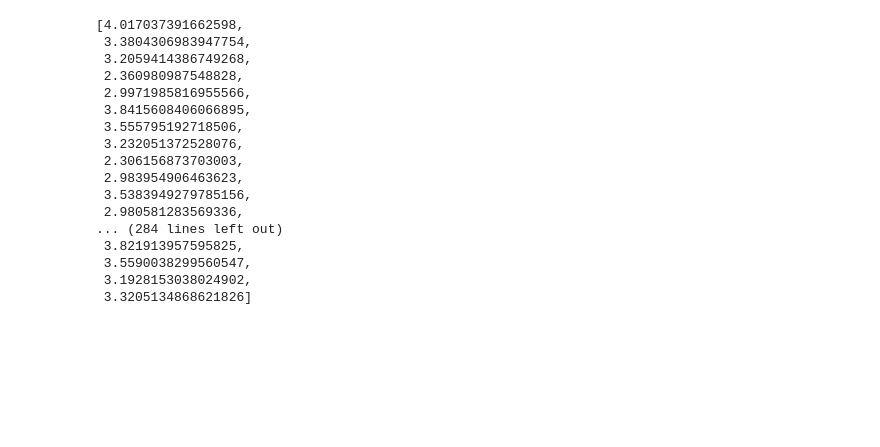
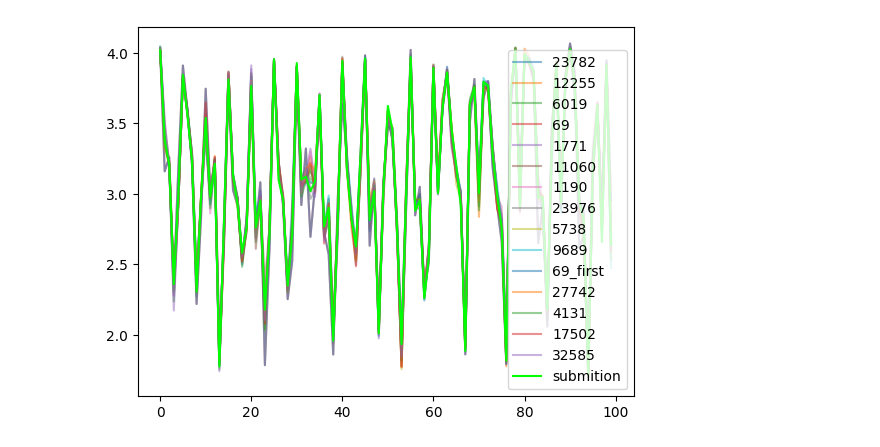
Before and after one commit to TheLukaDragar/UNI-LJ-VRA, a Jupyter notebook: code/p.ipynb, the cells around one changed output. Drawn from its saved outputs; the diff is of its cells as text; code cells hidden in the pictures; blank space fills up the shorter version.

```diff
--- a/code/p.ipynb
+++ b/code/p.ipynb
@@ -60,20 +142,12 @@ results.append(result)
-# %%
-results[0].test1
-# %% [output]
-[4.017037391662598,
- 3.3804306983947754,
- 3.2059414386749268,
- 2.360980987548828,
- 2.9971985816955566,
- 3.8415608406066895,
- 3.555795192718506,
- 3.232051372528076,
- 2.306156873703003,
- 2.983954906463623,
- 3.5383949279785156,
- 2.980581283569336,
-... (284 lines left out)
- 3.821913957595825,
- 3.5590038299560547,
- 3.1928153038024902,
- 3.3205134868621826]
+# %%
+#plot all test 1 results
+import matplotlib.pyplot as plt
+import numpy as np
+for r in results:
+    plt.plot(r.test1[:100],label=r.name,alpha=0.5)
+
+plt.plot(submition[0].test1[:100],label="submition",c="lime")
+plt.legend()
+plt.show()
+# %% [output]
+[figure, added]
```
Also changed, not shown: parts of 9 cells of this notebook, 36 other files.
